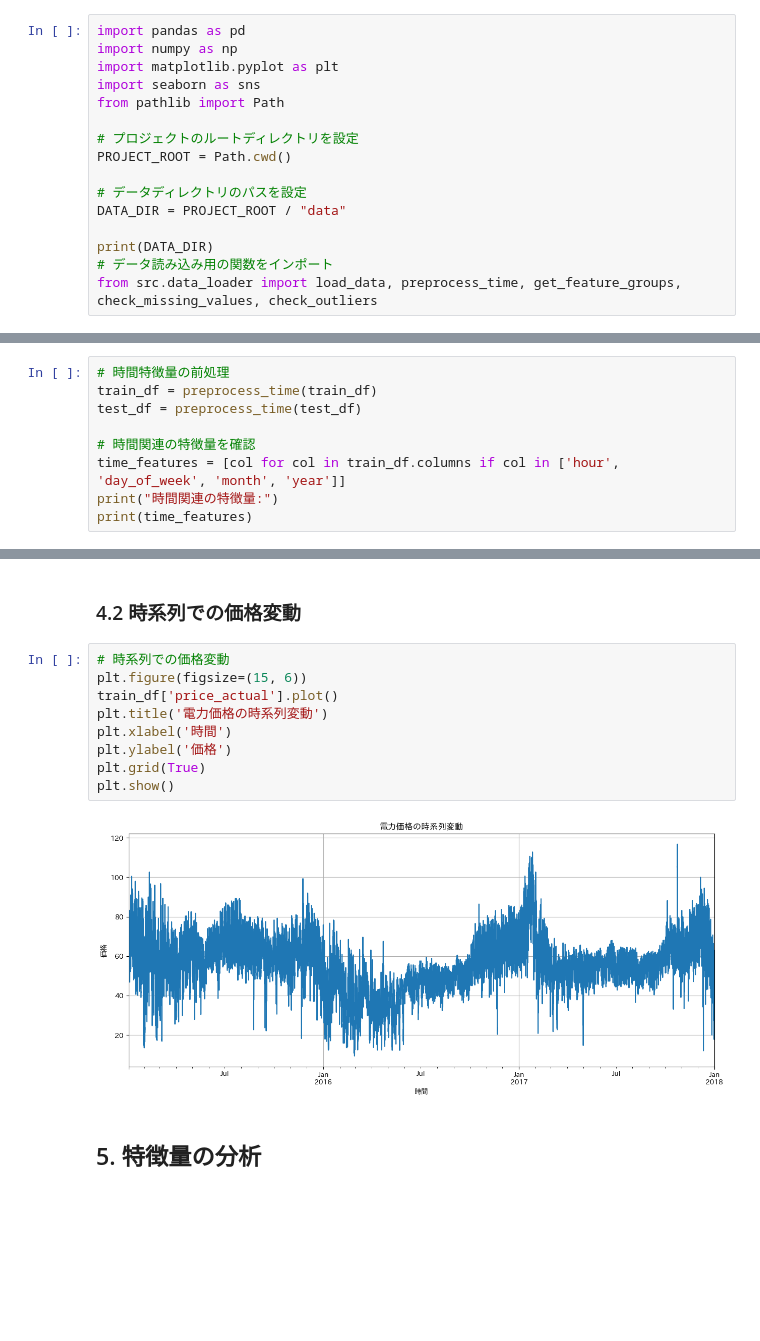
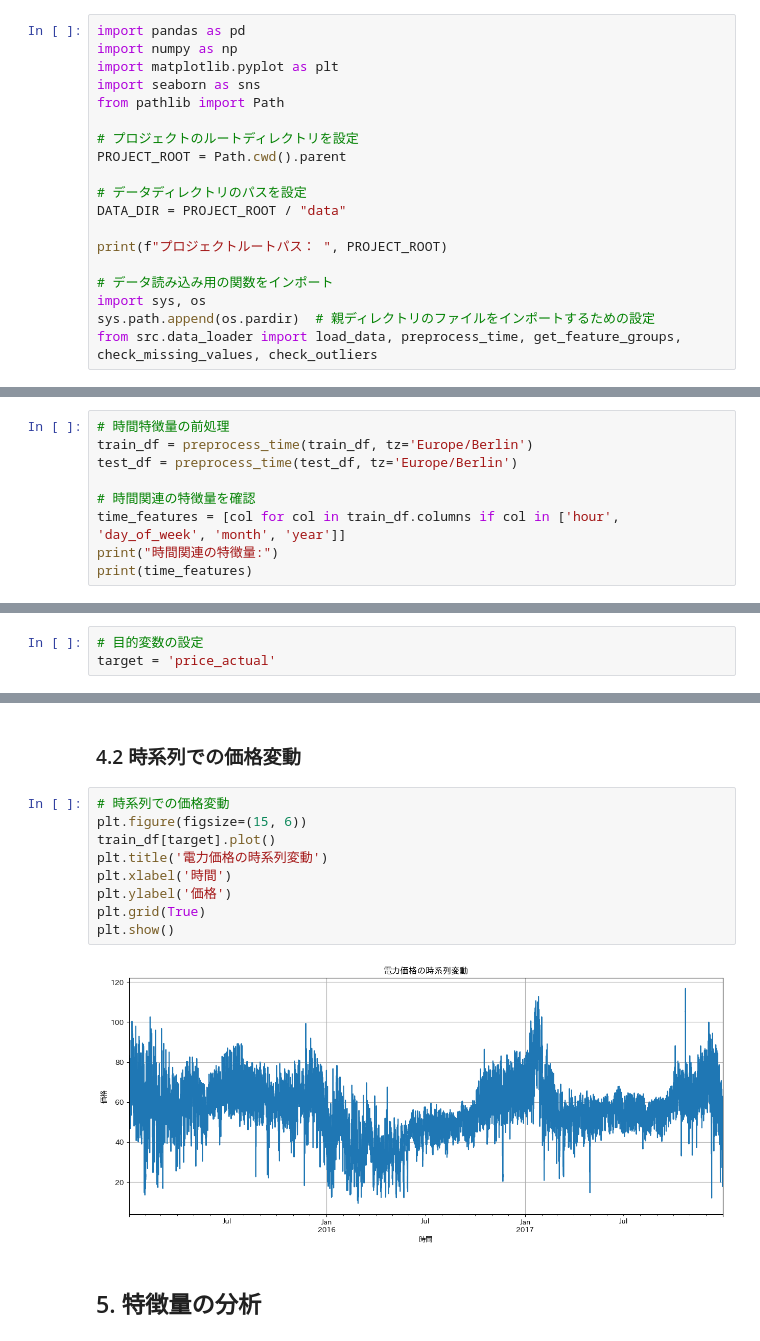
Before and after one commit to yukibefree/notebook, a Jupyter notebook: signate_smbc_202506/notebooks/01_exploratory_data_analysis.ipynb, the cells around one changed output, grey strips where cells are left out. Saved outputs shown, nothing was run; the diff lists cells and outputs as text; blank space fills up the shorter version.

```diff
--- a/signate_smbc_202506/notebooks/01_exploratory_data_analysis.ipynb
+++ b/signate_smbc_202506/notebooks/01_exploratory_data_analysis.ipynb
@@ -24,12 +27,15 @@ import seaborn as sns
 from pathlib import Path
 
 # プロジェクトのルートディレクトリを設定
-PROJECT_ROOT = Path.cwd()
+PROJECT_ROOT = Path.cwd().parent
 
 # データディレクトリのパスを設定
 DATA_DIR = PROJECT_ROOT / "data"
 
-print(DATA_DIR)
+print(f"プロジェクトルートパス： ", PROJECT_ROOT)
+
 # データ読み込み用の関数をインポート
+import sys, os
+sys.path.append(os.pardir)  # 親ディレクトリのファイルをインポートするための設定
 from src.data_loader import load_data, preprocess_time, get_feature_groups, check_missing_values, check_outliers
 # %% [output]
@@ -66,8 +72,8 @@ price_actual                                          実際の電力価格 (EUR
 ### 1.2 時間特徴量の前処理
 # %%
 # 時間特徴量の前処理
-train_df = preprocess_time(train_df)
-test_df = preprocess_time(test_df)
+train_df = preprocess_time(train_df, tz='Europe/Berlin')
+test_df = preprocess_time(test_df, tz='Europe/Berlin')
 
 # 時間関連の特徴量を確認
 time_features = [col for col in train_df.columns if col in ['hour', 'day_of_week', 'month', 'year']]
@@ -144,2 +148,5 @@ total_load_actual                                       37       0.001408
 # %% [markdown]
 ## 3. 時系列データの分析
+# %%
+# 目的変数の設定
+target = 'price_actual'
@@ -202,14 +240,14 @@ plt.show()
 # %%
 # 時系列での価格変動
 plt.figure(figsize=(15, 6))
-train_df['price_actual'].plot()
+train_df[target].plot()
 plt.title('電力価格の時系列変動')
 plt.xlabel('時間')
 plt.ylabel('価格')
 plt.grid(True)
 plt.show()
 # %% [output]
-[figure, old version]
+[figure, new version]
 # %% [markdown]
 ## 5. 特徴量の分析
 # %% [markdown]
```
Also changed, not shown: parts of 20 cells of this notebook, 9 other files.
